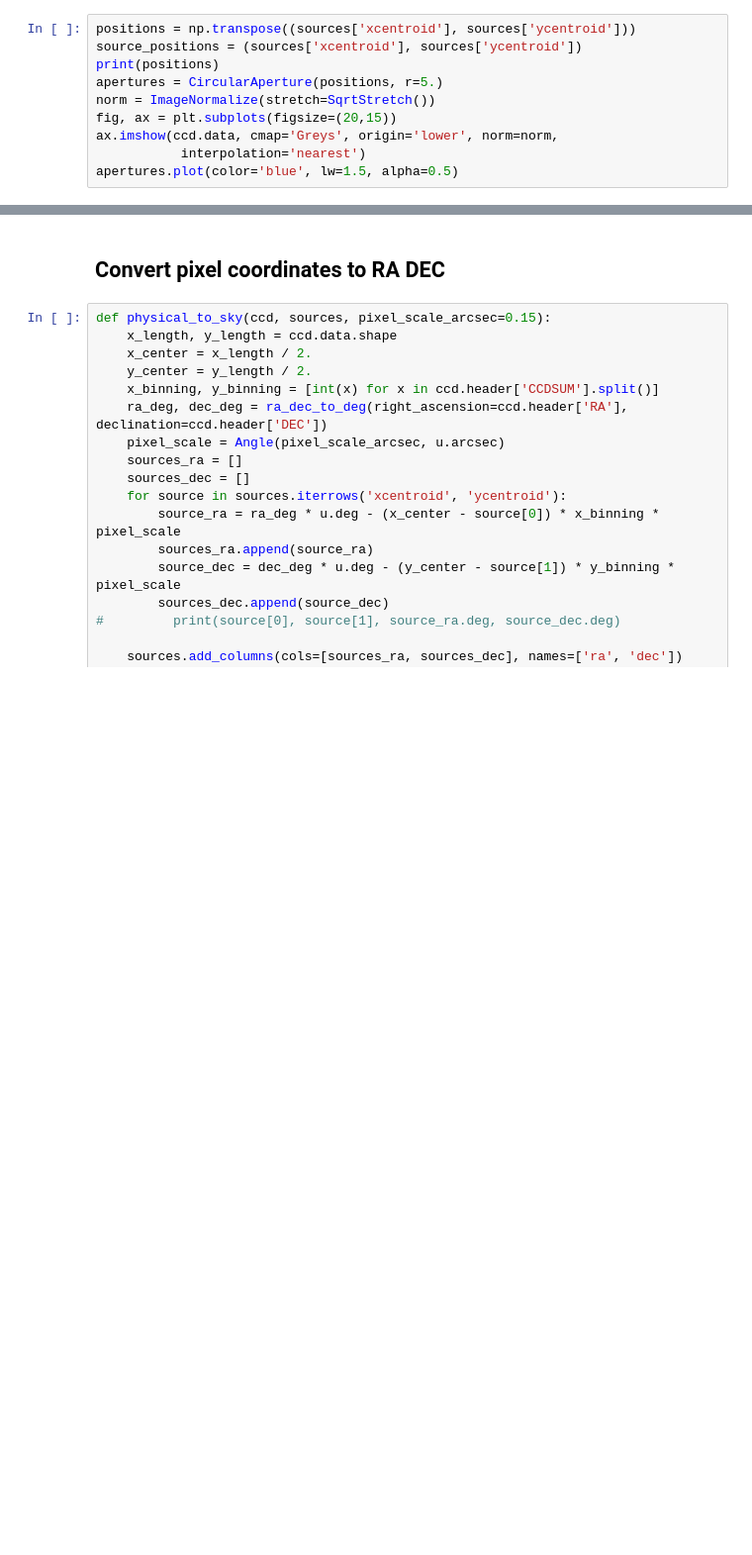
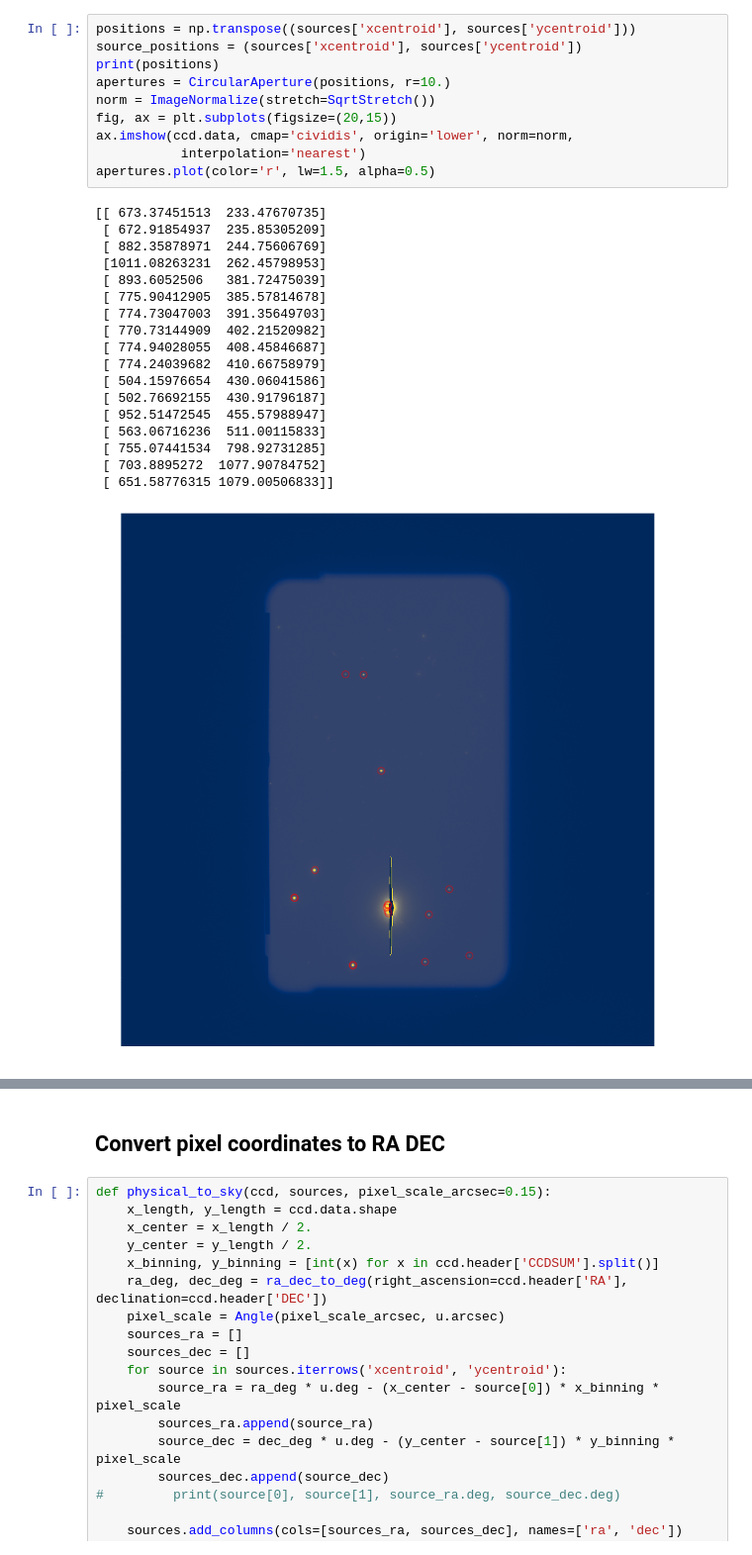
Before and after one commit to simontorres/general_documentation, a Jupyter notebook: jupyter-notebooks/SOAR_Analisys/Slit_Aquisition/slit_acquisition_development.ipynb, the cells around one changed output, grey strips where cells are left out. Shown at 99% size. Saved outputs shown, nothing was run; the diff lists cells and outputs as text; blank space fills up the shorter version.

```diff
--- a/jupyter-notebooks/SOAR_Analisys/Slit_Aquisition/slit_acquisition_development.ipynb
+++ b/jupyter-notebooks/SOAR_Analisys/Slit_Aquisition/slit_acquisition_development.ipynb
@@ -86,13 +151,32 @@ print(sources)
 # %%
 positions = np.transpose((sources['xcentroid'], sources['ycentroid']))
 source_positions = (sources['xcentroid'], sources['ycentroid'])
 print(positions)
-apertures = CircularAperture(positions, r=5.)
+apertures = CircularAperture(positions, r=10.)
 norm = ImageNormalize(stretch=SqrtStretch())
 fig, ax = plt.subplots(figsize=(20,15))
-ax.imshow(ccd.data, cmap='Greys', origin='lower', norm=norm,
+ax.imshow(ccd.data, cmap='cividis', origin='lower', norm=norm,
            interpolation='nearest')
-apertures.plot(color='blue', lw=1.5, alpha=0.5)
+apertures.plot(color='r', lw=1.5, alpha=0.5)
+# %% [output]
+[[ 673.37451513  233.47670735]
+ [ 672.91854937  235.85305209]
+ [ 882.35878971  244.75606769]
+ [1011.08263231  262.45798953]
+ [ 893.6052506   381.72475039]
+ [ 775.90412905  385.57814678]
+ [ 774.73047003  391.35649703]
+ [ 770.73144909  402.21520982]
+ [ 774.94028055  408.45846687]
+ [ 774.24039682  410.66758979]
+ [ 504.15976654  430.06041586]
+ [ 502.76692155  430.91796187]
+ [ 952.51472545  455.57988947]
+ [ 563.06716236  511.00115833]
+ [ 755.07441534  798.92731285]
+ [ 703.8895272  1077.90784752]
+ [ 651.58776315 1079.00506833]]
+[figure, added]
 # %%
 ra_deg, dec_deg = ra_dec_to_deg(right_ascension=ccd.header['RA'], declination=ccd.header['DEC'])
 
```
Also changed, not shown: parts of 14 cells of this notebook, 48 other files.
